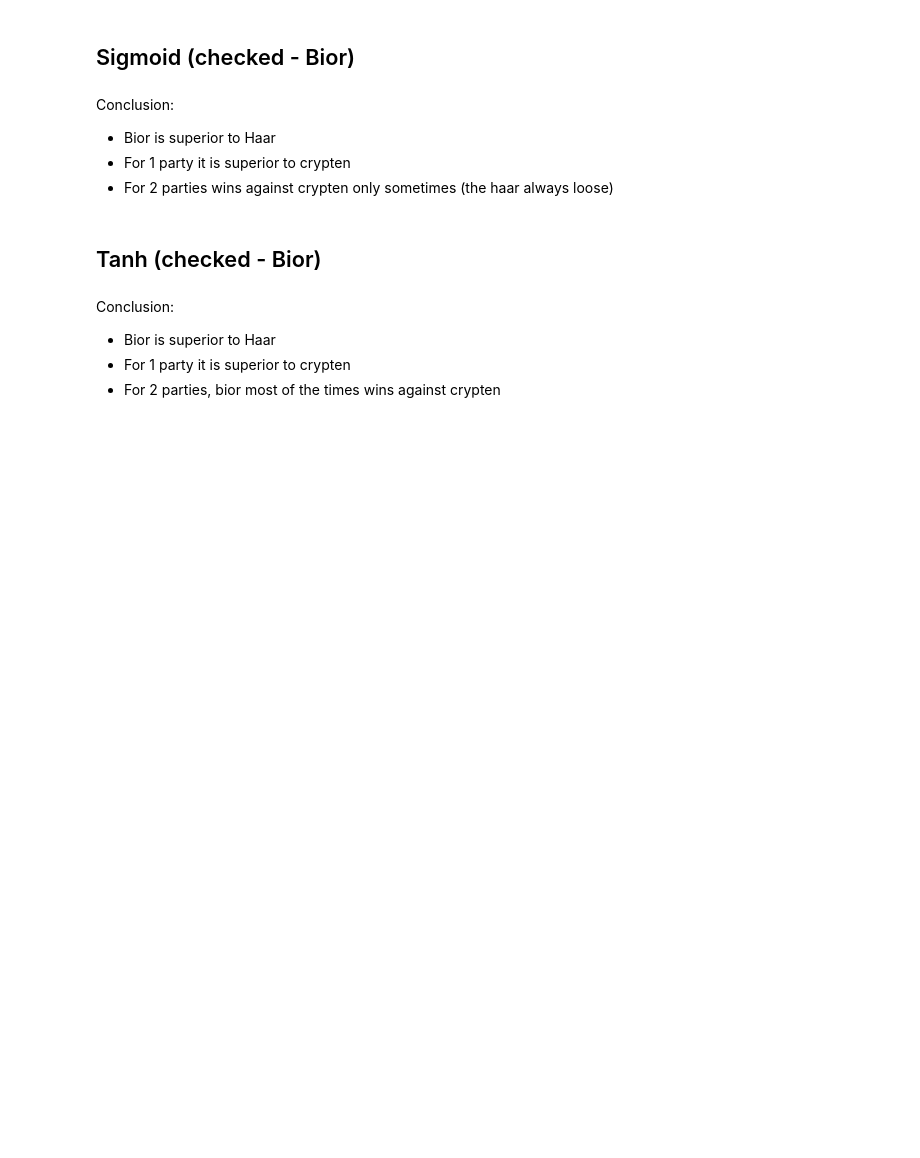
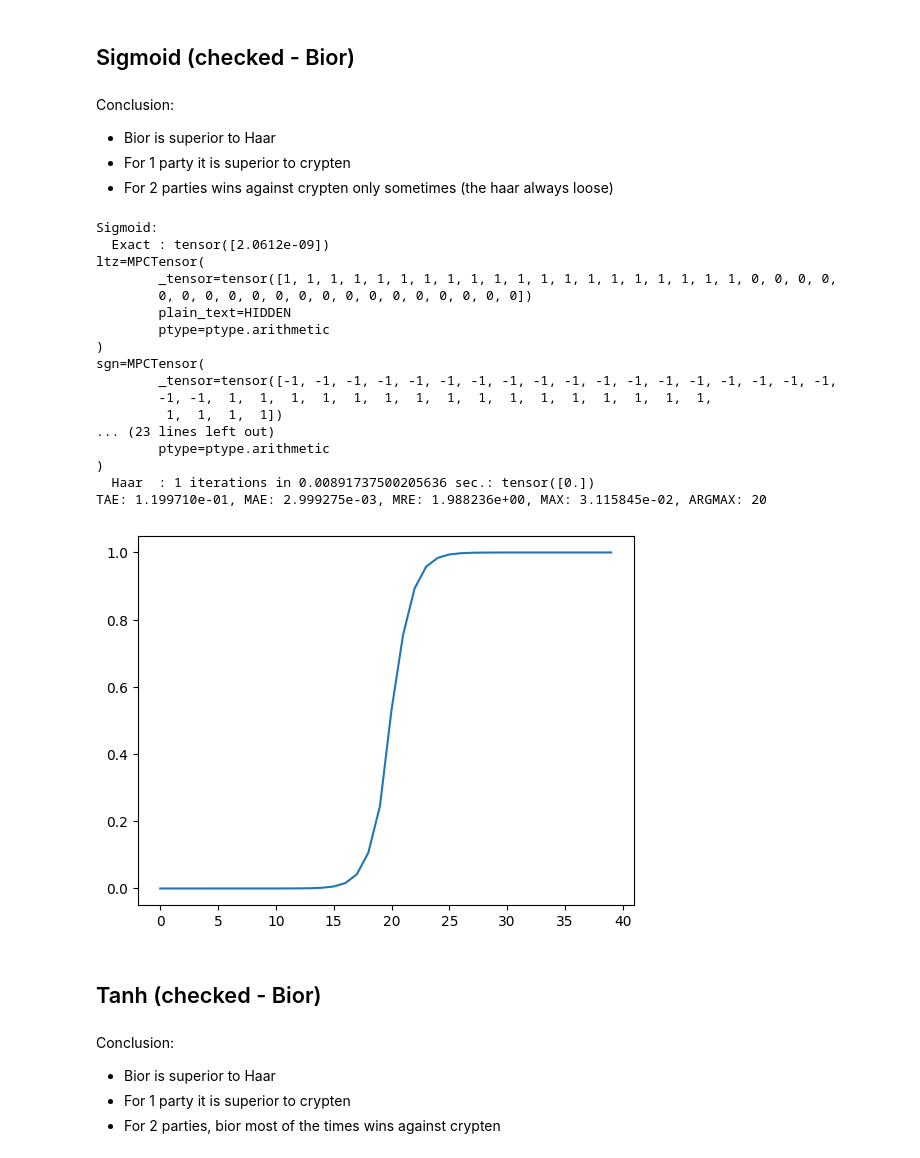
Before and after one commit to jimouris/curl, a Jupyter notebook: tutorials/Tutorial_0_Function_Approximations.ipynb, the cells around one changed output. Cells and saved outputs as stored; diff of their text form; code cells hidden in the pictures; blank space fills up the shorter version.

Commit message:
temp-memo

```diff
--- a/tutorials/Tutorial_0_Function_Approximations.ipynb
+++ b/tutorials/Tutorial_0_Function_Approximations.ipynb
@@ -146,7 +144,8 @@ def print_diff(x, z_enc):
     relative = relative[~np.isnan(relative)]
     print(f"TAE: {diff.sum():e}, MAE: {diff.mean():e}, MRE: {relative.mean():e}, MAX: {diff.max():e}, ARGMAX: {diff.argmax()}")
     # print(diff[:print_terms])
-    plt.plot(diff)
+    # plt.plot(diff)
+    plt.plot(z_enc.get_plain_text())
 
 def print_diff_numb(x, z_enc):
     diff = torch.abs(x - z_enc.get_plain_text()).numpy()
@@ -936,27 +933,46 @@ Conclusion:
 # %%
 x = torch.arange(-64, 64, 0.1)
 x_enc = curl.cryptensor(x)
 
 print("\nSigmoid:")
 print("  Exact :", x.sigmoid()[:print_terms])
-with cfg.temp_override({"functions.sigmoid_tanh_method": 'reciprocal', "functions.reciprocal_method": 'NR', "functions.exp_method": 'limit'}):
-    start1 = timeit.default_timer()
-    for _ in range(num_iters):
-        z_enc = x_enc.sigmoid()  # Private
-    print("  Approx:", num_iters, "iterations in",  timeit.default_timer() - start1, "sec.:", z_enc.get_plain_text()[:print_terms])
-    print_diff(x.sigmoid(), z_enc)
+# with cfg.temp_override({"functions.sigmoid_tanh_method": 'reciprocal', "functions.reciprocal_method": 'NR', "functions.exp_method": 'limit'}):
+#     start1 = timeit.default_timer()
+#     for _ in range(num_iters):
+#         z_enc = x_enc.sigmoid()  # Private
+#     print("  Approx:", num_iters, "iterations in",  timeit.default_timer() - start1, "sec.:", z_enc.get_plain_text()[:print_terms])
+#     print_diff(x.sigmoid(), z_enc)
 with cfg.temp_override({"functions.sigmoid_tanh_method": 'haar'}):
     start1 = timeit.default_timer()
     for _ in range(num_iters):
         z_enc = x_enc.sigmoid()  # Private
     print("  Haar  :", num_iters, "iterations in",  timeit.default_timer() - start1, "sec.:", z_enc.get_plain_text()[:print_terms])
     print_diff(x.sigmoid(), z_enc)
-with cfg.temp_override({"functions.sigmoid_tanh_method": 'bior'}):
-    start1 = timeit.default_timer()
-    for _ in range(num_iters):
-        z_enc = x_enc.sigmoid()  # Private
-    print("  Bior  :", num_iters, "iterations in",  timeit.default_timer() - start1, "sec.:", z_enc.get_plain_text()[:print_terms])
-    print_diff(x.sigmoid(), z_enc)
+# with cfg.temp_override({"functions.sigmoid_tanh_method": 'bior'}):
+#     start1 = timeit.default_timer()
+#     for _ in range(num_iters):
+#         z_enc = x_enc.sigmoid()  # Private
+#     print("  Bior  :", num_iters, "iterations in",  timeit.default_timer() - start1, "sec.:", z_enc.get_plain_text()[:print_terms])
+#     print_diff(x.sigmoid(), z_enc)
+# %% [output]
+Sigmoid:
+  Exact : tensor([2.0612e-09])
+ltz=MPCTensor(
+        _tensor=tensor([1, 1, 1, 1, 1, 1, 1, 1, 1, 1, 1, 1, 1, 1, 1, 1, 1, 1, 1, 1, 0, 0, 0, 0,
+        0, 0, 0, 0, 0, 0, 0, 0, 0, 0, 0, 0, 0, 0, 0, 0])
+        plain_text=HIDDEN
+        ptype=ptype.arithmetic
+)
+sgn=MPCTensor(
+        _tensor=tensor([-1, -1, -1, -1, -1, -1, -1, -1, -1, -1, -1, -1, -1, -1, -1, -1, -1, -1,
+        -1, -1,  1,  1,  1,  1,  1,  1,  1,  1,  1,  1,  1,  1,  1,  1,  1,  1,
+         1,  1,  1,  1])
+... (23 lines left out)
+        ptype=ptype.arithmetic
+)
+  Haar  : 1 iterations in 0.00891737500205636 sec.: tensor([0.])
+TAE: 1.199710e-01, MAE: 2.999275e-03, MRE: 1.988236e+00, MAX: 3.115845e-02, ARGMAX: 20
+[figure, added]
 # %%
 import curl.mpc as mpc
 
```
Also changed, not shown: parts of 4 cells of this notebook, 3 other files.
